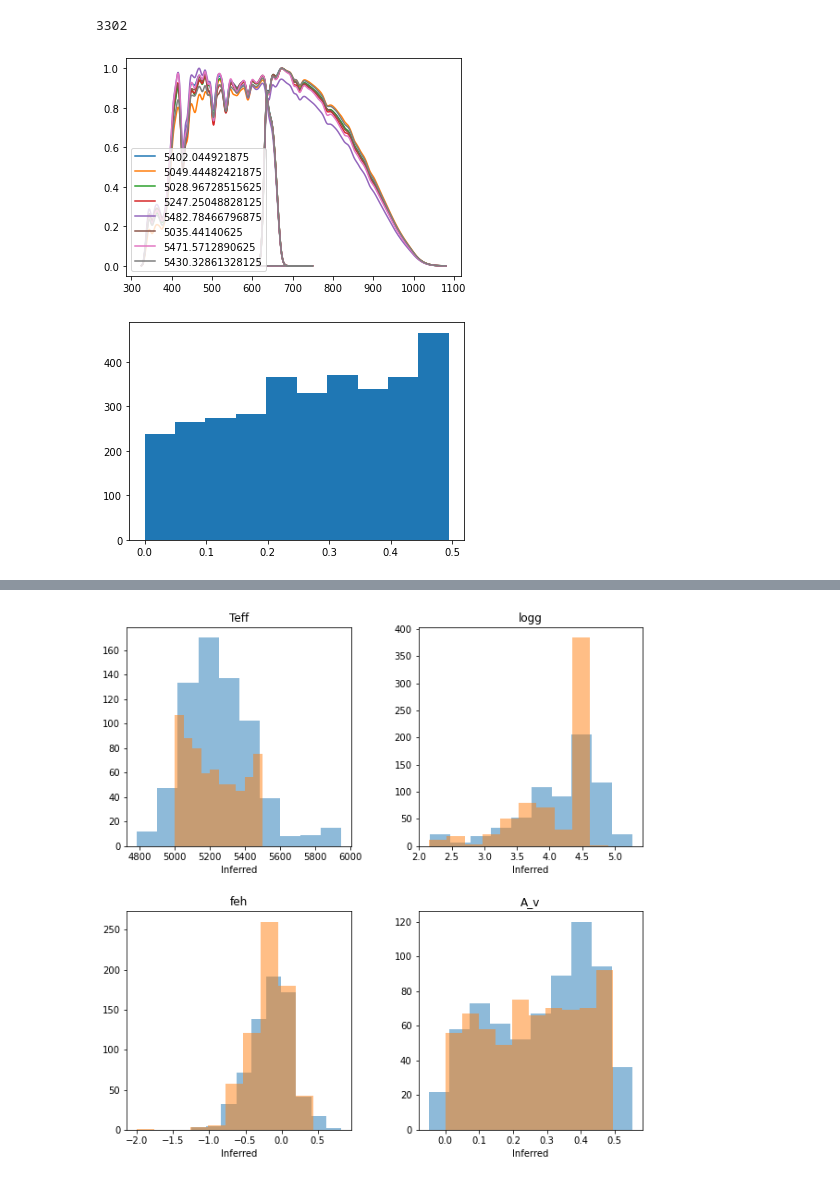
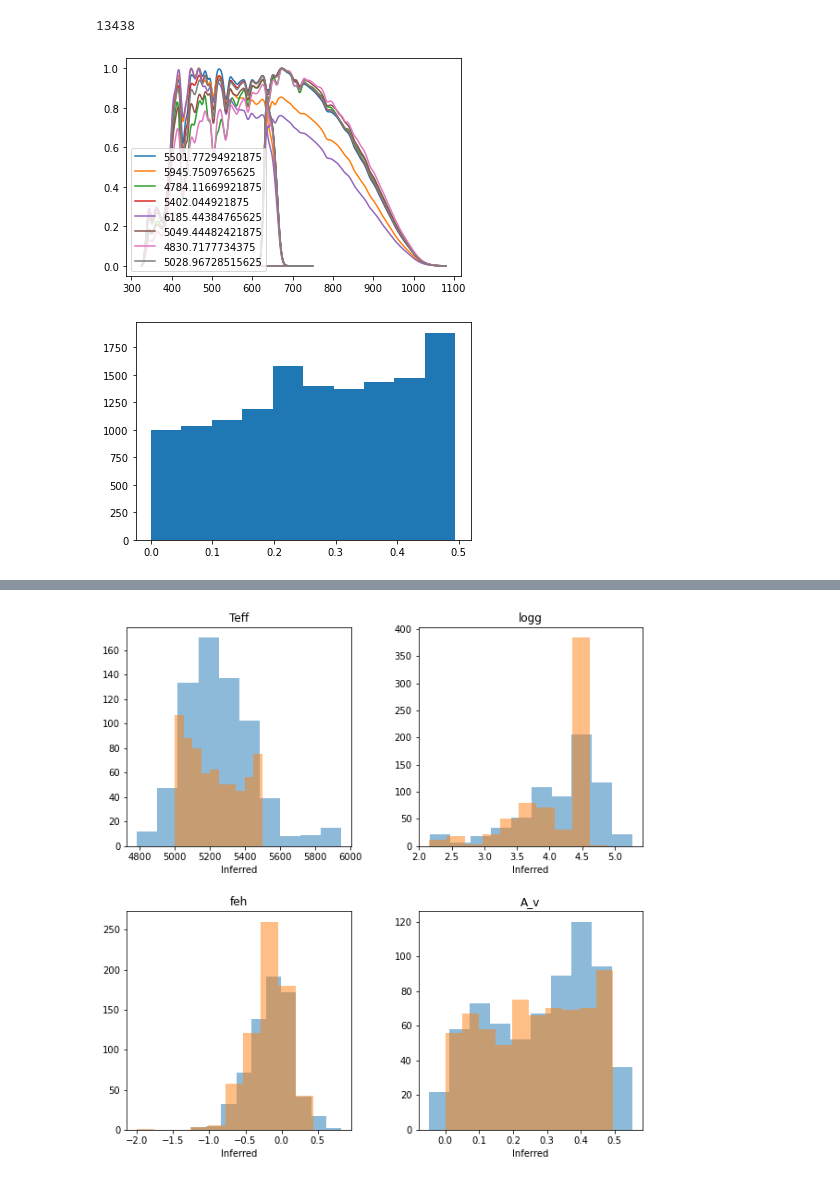
Before and after one commit to mlucey/apogee_bprp_params, a Jupyter notebook: apogee_bprp_params.ipynb, the cells around one changed output, grey strips where cells are left out. Drawn from its saved outputs; the diff is of its cells as text; code cells hidden in the pictures.

Commit message:
limiting training and testing sets to teff range and low reddening

```diff
--- a/apogee_bprp_params.ipynb
+++ b/apogee_bprp_params.ipynb
@@ -99,7 +99,7 @@ for i in range(size):
 98.27 %
 99.88 %
 # %%
-subset = np.where((t['Teff'] < 5500) & (t['Teff'] > 5000) & (t['A_v'] < .5) & (t['A_v'] > 0))
+subset = np.where((t['Teff'] < 6500) & (t['Teff'] > 4500) & (t['A_v'] < .5) & (t['A_v'] > 0))
 t_subset = t[subset]
 xs_subset = xs[subset]
 xerrs_subset = xerrs[subset]
@@ -141,27 +141,24 @@ test_errs[bad] = 1e6
 train_t = t_subset[train_inds]
 test_t = t_subset[test_inds]
 # %% [output]
-3302
+13438
 # %%
 teffs = t_subset['Teff']
 loggs = t_subset['logg']
 fehs = t_subset['feh']
 avs = t_subset['A_v']
 snrs = t_subset['SNR']
 
+#plot a few spectra
 p.figure()
 N=1
 for i in range(8):
     p.plot(wf, xs_subset[i], label=t_subset['Teff'][i])
 p.legend()
 p.show()
-
-p.figure()
-p.hist(avs, bins=10)
-p.show()
 # %% [output]
-[figure, old version]
+[figure, new version]
-[figure, old version]
+[figure, new version]
 # %%
 # Specify the vectorizer.
 vectorizer = tc.vectorizer.PolynomialVectorizer(("Teff", "logg", "feh","A_v"), 2)
```
Also changed, not shown: parts of 4 cells of this notebook.
